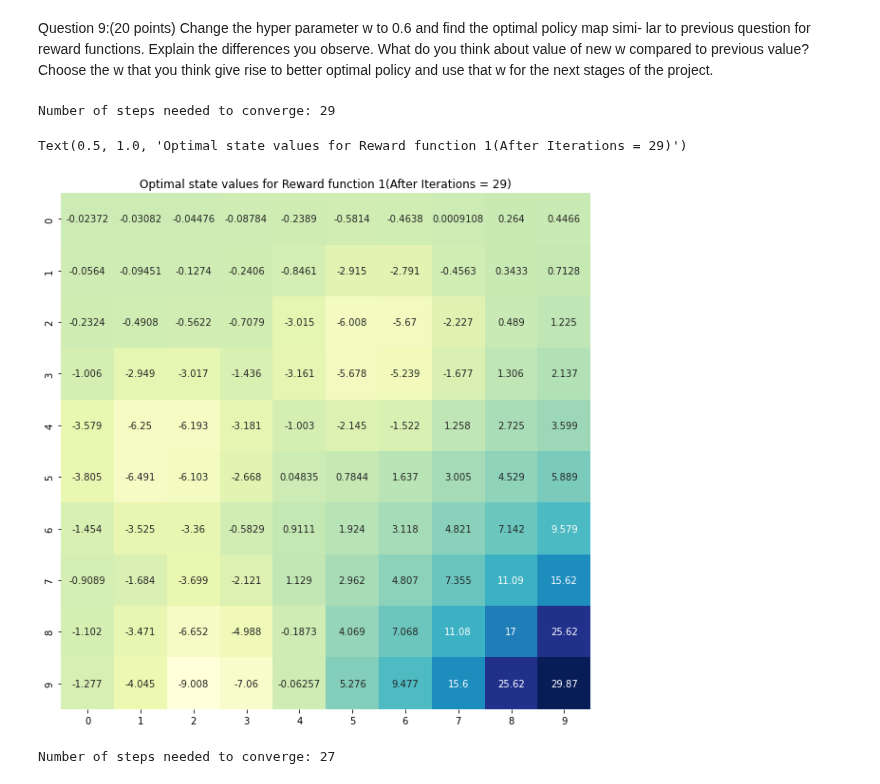
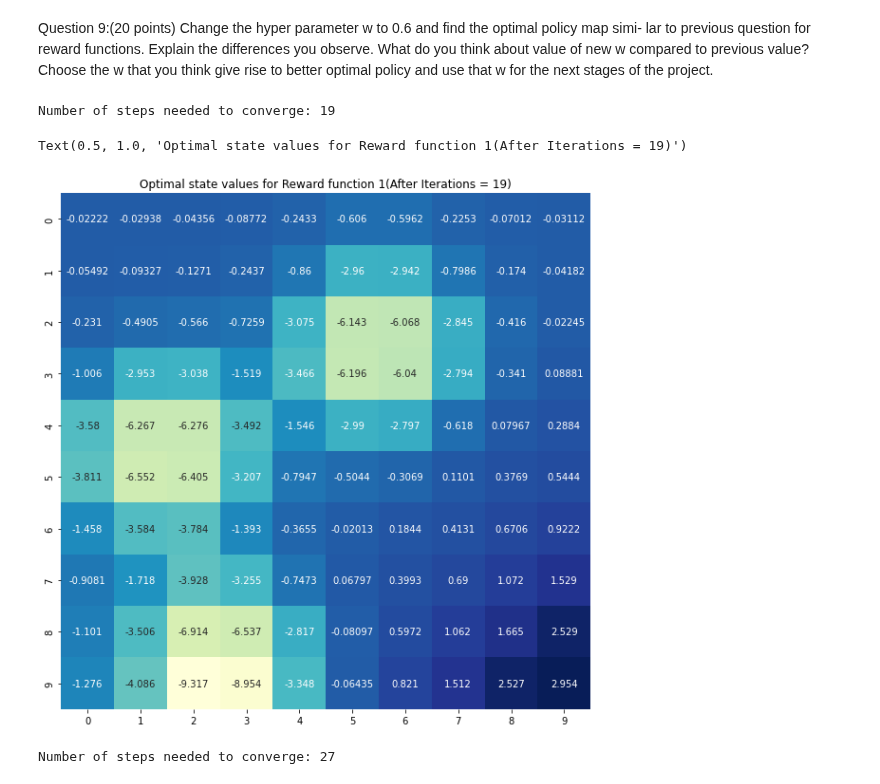
Before and after one commit to morgworth/ece232_team, a Jupyter notebook: Project 3/Morgan Project 3.ipynb, the cells around one changed output. Drawn from its saved outputs; the diff is of its cells as text; code cells hidden in the pictures.

```diff
--- a/Project 3/Morgan Project 3.ipynb
+++ b/Project 3/Morgan Project 3.ipynb
@@ -26,7 +26,7 @@ reward_fnx1 = np.array([[0,0,0,0,0,0,0,0,0,0],
           [0,0,0,0,0,0,0,0,0,0],
           [0,0,0,0,0,0,0,0,0,0],
           [0,0,-10,-10,0,0,0,0,0,0],
-          [0,0,-10,-10,0,0,0,0,0,10]])
+          [0,0,-10,-10,0,0,0,0,0,1]])
 
 # Visualizing the reward
 plt.pcolor(reward_fnx1,edgecolors='black')
@@ -367,14 +367,14 @@ P_up, P_down, P_left, P_right = state_transition_probabilities(w)
 state, steps, _, _, _, _, _ = value_iteration(state_space,reward_fnx1,P_up,P_down,P_left,P_right,w,gamma,epsilon)
 print("Number of steps needed to converge:", steps)
 # %% [output]
-Number of steps needed to converge: 29
+Number of steps needed to converge: 19
 # %%
 fig, ax = plt.subplots(figsize=(10,10))
 ax = sns.heatmap(state, annot=True, fmt='.4g', cmap="YlGnBu", cbar=False)
-plt.title("Optimal state values for Reward function 1(After Iterations = 29)")
+plt.title("Optimal state values for Reward function 1(After Iterations = 19)")
 # %% [output]
-Text(0.5, 1.0, 'Optimal state values for Reward function 1(After Iterations = 29)')
+Text(0.5, 1.0, 'Optimal state values for Reward function 1(After Iterations = 19)')
-[figure, old version]
+[figure, new version]
 # %%
 P_up, P_down, P_left, P_right = state_transition_probabilities(w)
 state, steps, _, _, _, _, _ = value_iteration(state_space,reward_fnx2,P_up,P_down,P_left,P_right,w,gamma,epsilon)
```
Also changed, not shown: parts of 32 cells of this notebook.
